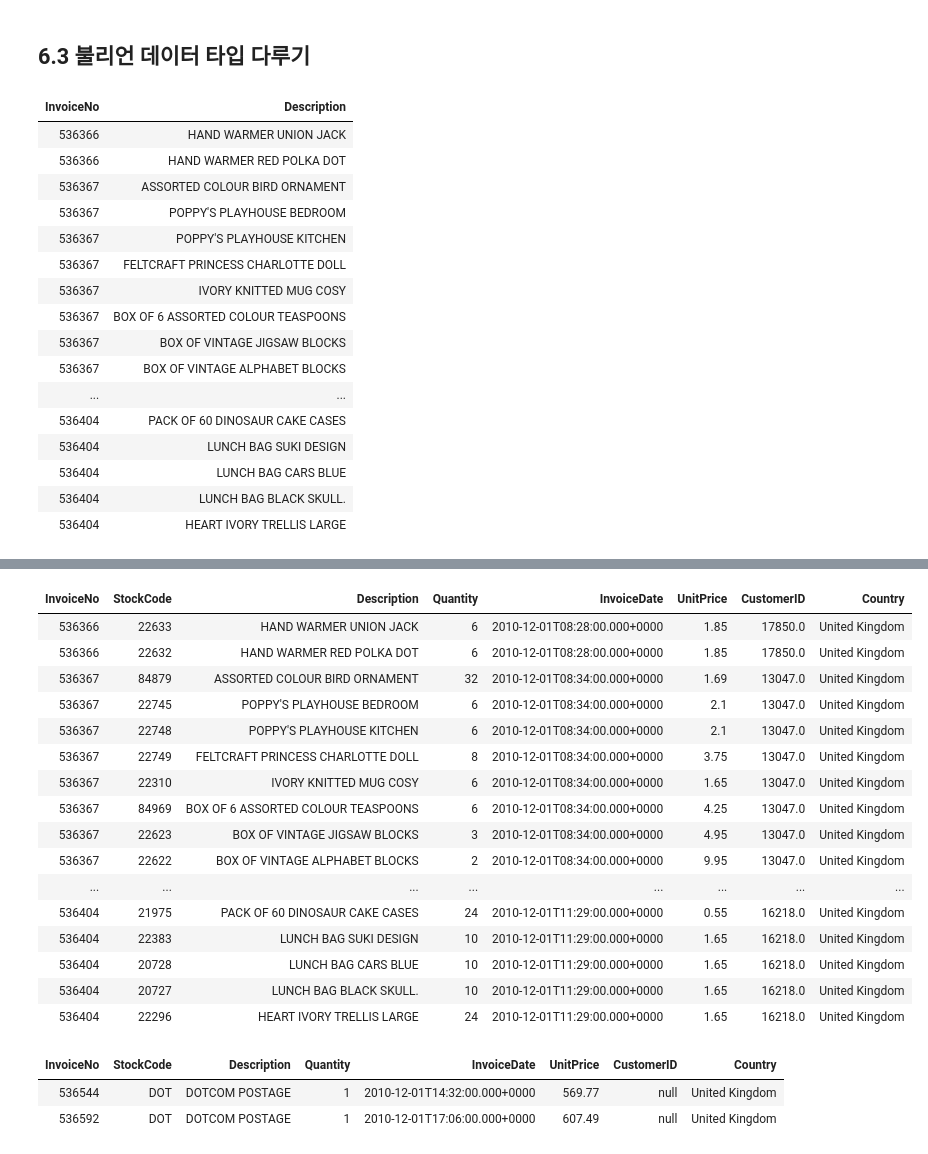
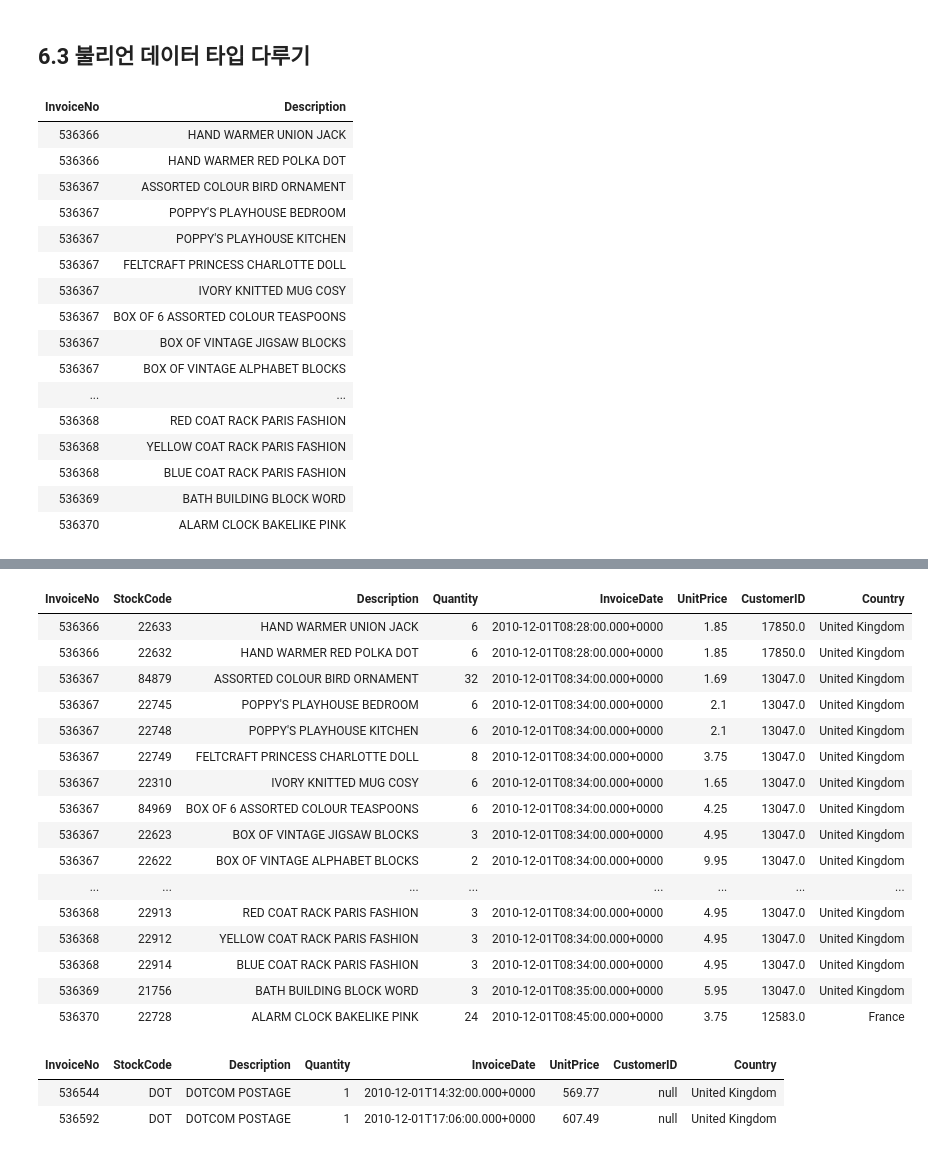
Before and after one commit to suhoy901/spark_recap, a Jupyter notebook: DefinitiveSpark/6_DataType.ipynb, the cells around one changed output, grey strips where cells are left out. Saved outputs shown, nothing was run; the diff lists cells and outputs as text; code cells hidden in the pictures.

```diff
--- a/DefinitiveSpark/6_DataType.ipynb
+++ b/DefinitiveSpark/6_DataType.ipynb
@@ -61,7 +61,7 @@ display(df.select(lit(5), lit("five"), lit(5.0)).limit(10))
 from pyspark.sql.functions import col
 
 display(df.where(col("InvoiceNo") != 536365) \
-  .select("InvoiceNo", "Description"))
+  .select("InvoiceNo", "Description").limit(20))
 # %% [output]
 | InvoiceNo | Description |
 | 536366 | HAND WARMER UNION JACK |
@@ -75,11 +75,11 @@ display(df.where(col("InvoiceNo") != 536365) \
 | 536367 | BOX OF VINTAGE JIGSAW BLOCKS |
 | 536367 | BOX OF VINTAGE ALPHABET BLOCKS |
 | ... | ... |
-| 536404 | PACK OF 60 DINOSAUR CAKE CASES |
-| 536404 | LUNCH BAG SUKI DESIGN |
-| 536404 | LUNCH BAG CARS BLUE |
-| 536404 | LUNCH BAG BLACK SKULL. |
-| 536404 | HEART IVORY TRELLIS LARGE |
+| 536368 | RED COAT RACK PARIS FASHION |
+| 536368 | YELLOW COAT RACK PARIS FASHION |
+| 536368 | BLUE COAT RACK PARIS FASHION |
+| 536369 | BATH BUILDING BLOCK WORD |
+| 536370 | ALARM CLOCK BAKELIKE PINK |
 # %%
 display(df.where("InvoiceNo = 536365"))
 # %% [output]
@@ -92,25 +92,25 @@ display(df.where("InvoiceNo = 536365"))
 | 536365 | 22752 | SET 7 BABUSHKA NESTING BOXES | 2 | 2010-12-01T08:26:00.000+0000 | 7.65 | 17850.0 | United Kingdom |
 | 536365 | 21730 | GLASS STAR FROSTED T-LIGHT HOLDER | 6 | 2010-12-01T08:26:00.000+0000 | 4.25 | 17850.0 | United Kingdom |
 # %%
-display(df.where("InvoiceNo <> 536365"))
+display(df.where("InvoiceNo <> 536365").limit(20))
 # %% [output]
 | InvoiceNo | StockCode | Description | Quantity | InvoiceDate | UnitPrice | CustomerID | Country |
 | 536366 | 22633 | HAND WARMER UNION JACK | 6 | 2010-12-01T08:28:00.000+0000 | 1.85 | 17850.0 | United Kingdom |
 | 536366 | 22632 | HAND WARMER RED POLKA DOT | 6 | 2010-12-01T08:28:00.000+0000 | 1.85 | 17850.0 | United Kingdom |
 | 536367 | 84879 | ASSORTED COLOUR BIRD ORNAMENT | 32 | 2010-12-01T08:34:00.000+0000 | 1.69 | 13047.0 | United Kingdom |
 | 536367 | 22745 | POPPY'S PLAYHOUSE BEDROOM | 6 | 2010-12-01T08:34:00.000+0000 | 2.1 | 13047.0 | United Kingdom |
 | 536367 | 22748 | POPPY'S PLAYHOUSE KITCHEN | 6 | 2010-12-01T08:34:00.000+0000 | 2.1 | 13047.0 | United Kingdom |
 | 536367 | 22749 | FELTCRAFT PRINCESS CHARLOTTE DOLL | 8 | 2010-12-01T08:34:00.000+0000 | 3.75 | 13047.0 | United Kingdom |
 | 536367 | 22310 | IVORY KNITTED MUG COSY | 6 | 2010-12-01T08:34:00.000+0000 | 1.65 | 13047.0 | United Kingdom |
 | 536367 | 84969 | BOX OF 6 ASSORTED COLOUR TEASPOONS | 6 | 2010-12-01T08:34:00.000+0000 | 4.25 | 13047.0 | United Kingdom |
 | 536367 | 22623 | BOX OF VINTAGE JIGSAW BLOCKS | 3 | 2010-12-01T08:34:00.000+0000 | 4.95 | 13047.0 | United Kingdom |
 | 536367 | 22622 | BOX OF VINTAGE ALPHABET BLOCKS | 2 | 2010-12-01T08:34:00.000+0000 | 9.95 | 13047.0 | United Kingdom |
 | ... | ... | ... | ... | ... | ... | ... | ... |
-| 536404 | 21975 | PACK OF 60 DINOSAUR CAKE CASES | 24 | 2010-12-01T11:29:00.000+0000 | 0.55 | 16218.0 | United Kingdom |
-| 536404 | 22383 | LUNCH BAG SUKI DESIGN | 10 | 2010-12-01T11:29:00.000+0000 | 1.65 | 16218.0 | United Kingdom |
-| 536404 | 20728 | LUNCH BAG CARS BLUE | 10 | 2010-12-01T11:29:00.000+0000 | 1.65 | 16218.0 | United Kingdom |
-| 536404 | 20727 | LUNCH BAG BLACK SKULL. | 10 | 2010-12-01T11:29:00.000+0000 | 1.65 | 16218.0 | United Kingdom |
-| 536404 | 22296 | HEART IVORY TRELLIS LARGE | 24 | 2010-12-01T11:29:00.000+0000 | 1.65 | 16218.0 | United Kingdom |
+| 536368 | 22913 | RED COAT RACK PARIS FASHION | 3 | 2010-12-01T08:34:00.000+0000 | 4.95 | 13047.0 | United Kingdom |
+| 536368 | 22912 | YELLOW COAT RACK PARIS FASHION | 3 | 2010-12-01T08:34:00.000+0000 | 4.95 | 13047.0 | United Kingdom |
+| 536368 | 22914 | BLUE COAT RACK PARIS FASHION | 3 | 2010-12-01T08:34:00.000+0000 | 4.95 | 13047.0 | United Kingdom |
+| 536369 | 21756 | BATH BUILDING BLOCK WORD | 3 | 2010-12-01T08:35:00.000+0000 | 5.95 | 13047.0 | United Kingdom |
+| 536370 | 22728 | ALARM CLOCK BAKELIKE PINK | 24 | 2010-12-01T08:45:00.000+0000 | 3.75 | 12583.0 | France |
 # %%
 """ an, or 사용한 불리언 표현식 """
 
```
Also changed, not shown: parts of 9 cells of this notebook.
